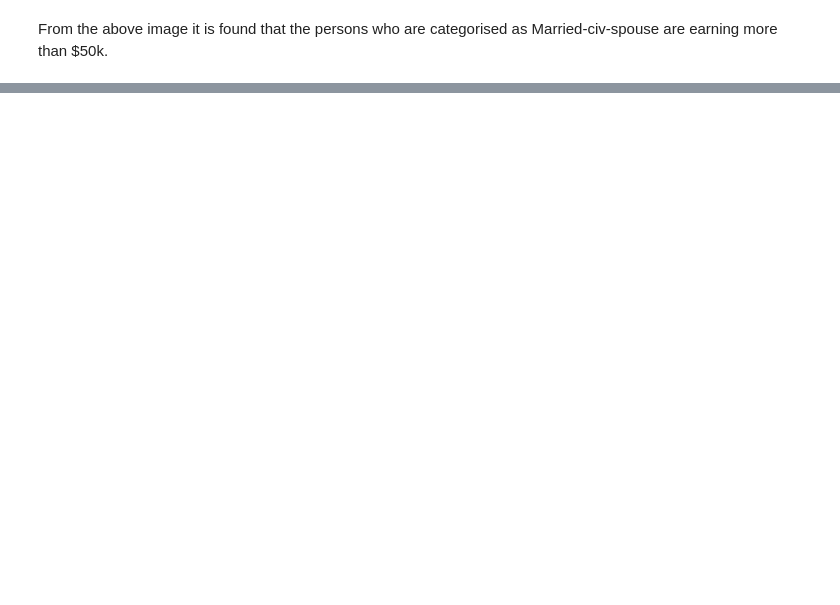
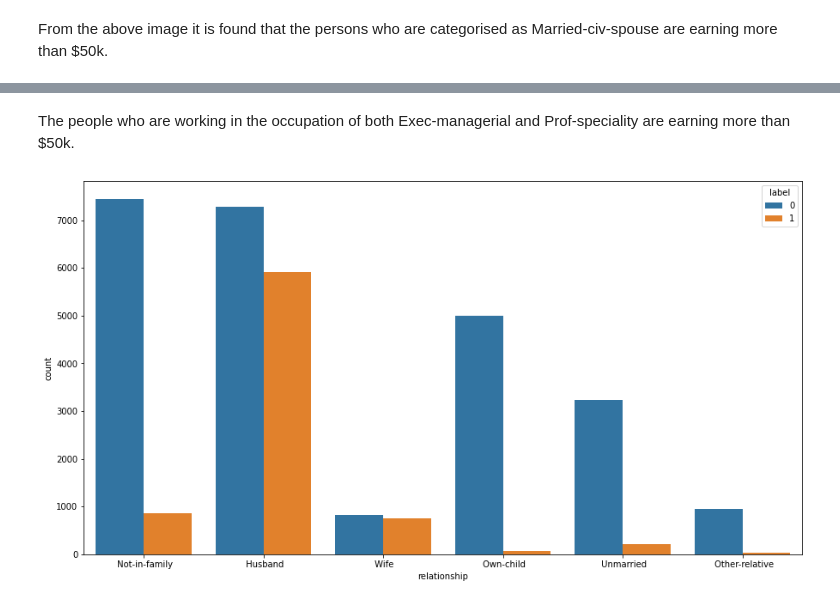
Before and after one commit to venu-analytics/Analytics-Projects, a Jupyter notebook: ML_Case_Study_Venugopal.ipynb, the cells around one changed output, grey strips where cells are left out. Saved outputs shown, nothing was run; the diff lists cells and outputs as text; code cells hidden in the pictures; blank space fills up the shorter version.

```diff
--- a/ML_Case_Study_Venugopal.ipynb
+++ b/ML_Case_Study_Venugopal.ipynb
@@ -200,0 +206,10 @@ From the above image it is found that the persons who are categorised as Married
+# %% [markdown]
+The people who are working in the occupation of both Exec-managerial and Prof-speciality are earning more than $50k.
+# %%
+# Visualising the relation between relationship and label
+dims = (15,8)
+fig,ax = plt.subplots(figsize=dims)
+sb.countplot(ax=ax, x='relationship',data=data, hue='label')
+plt.show()
+# %% [output]
+[figure, added]
```
Also changed, not shown: parts of 46 cells of this notebook.
